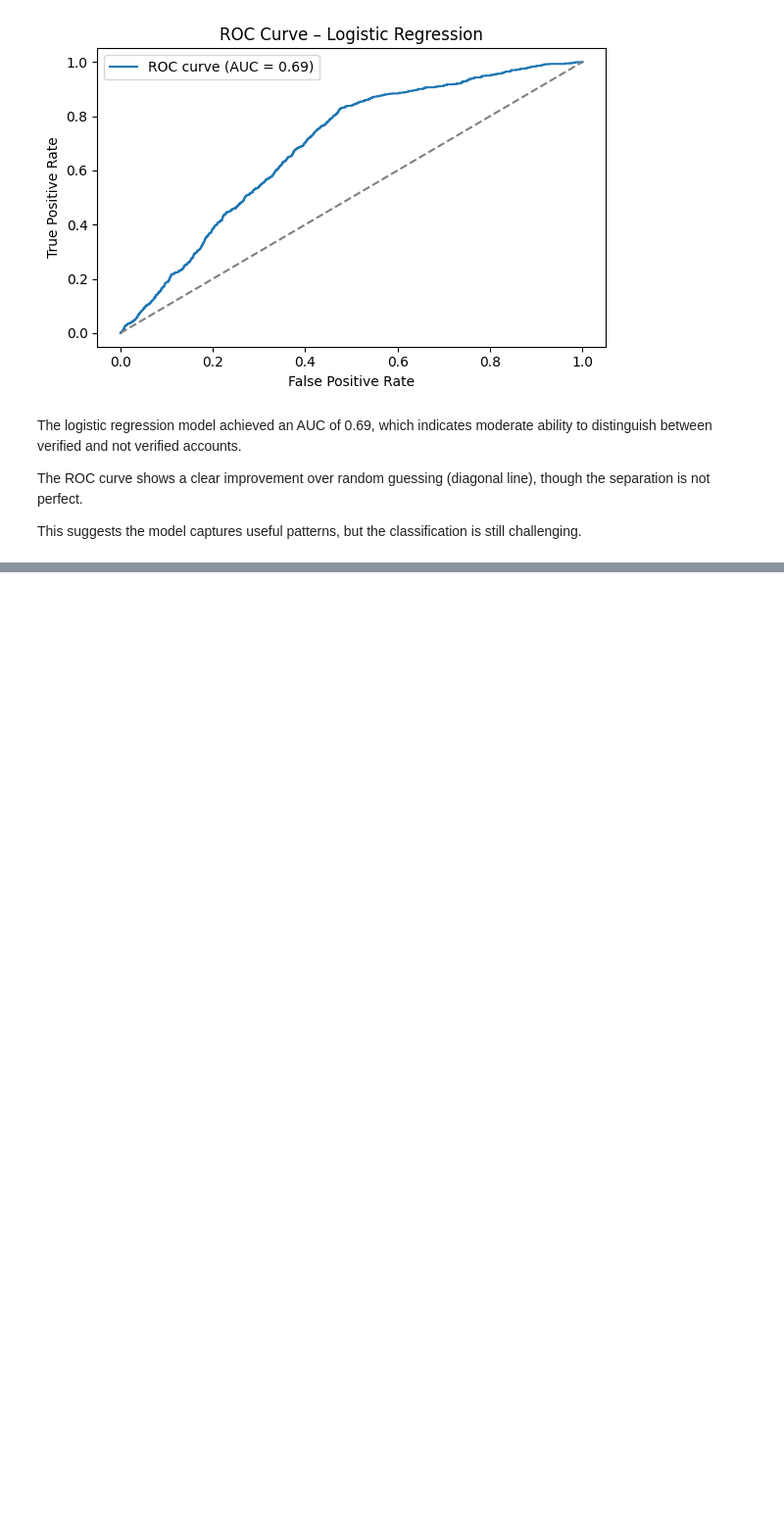
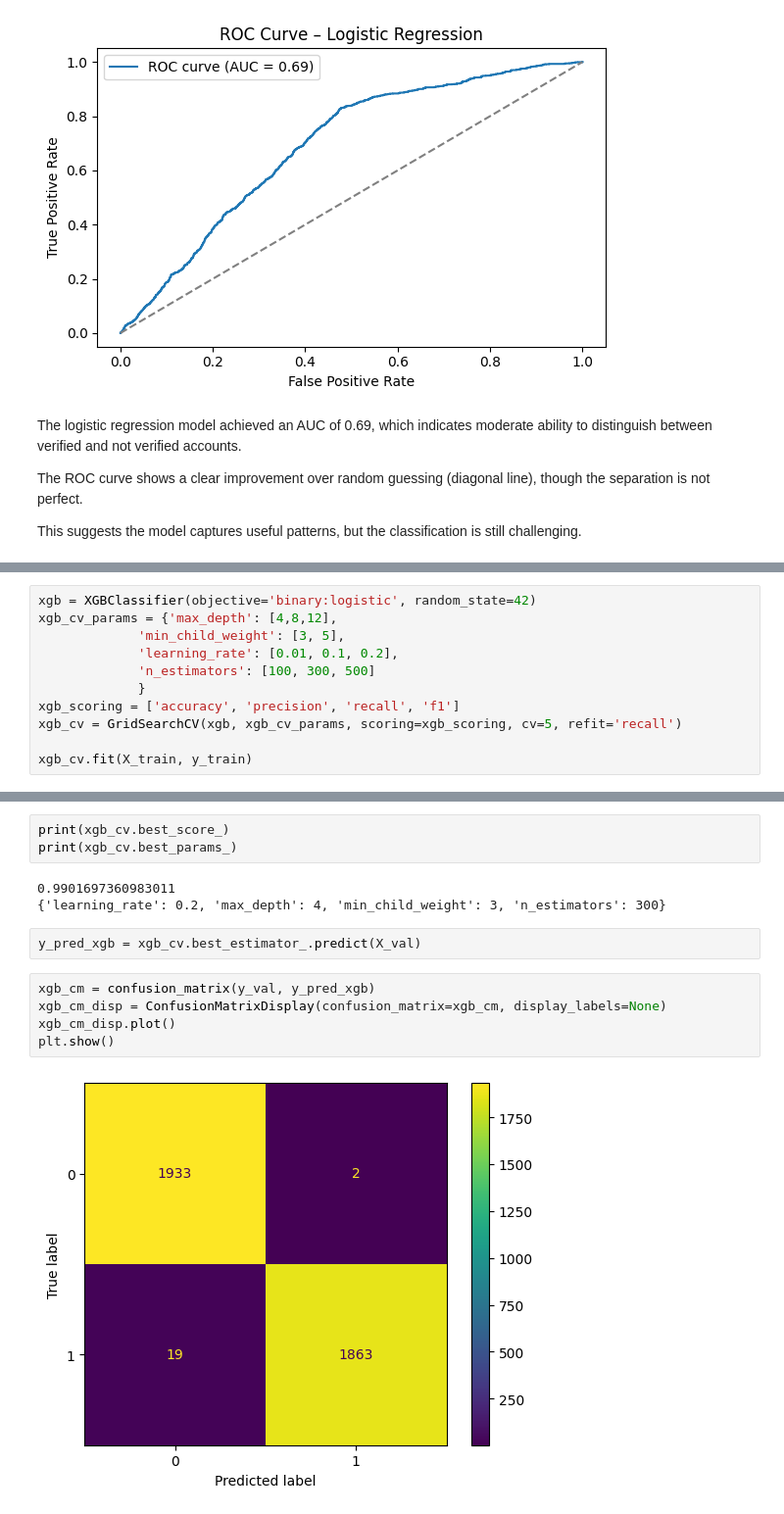
Before and after one commit to moniqa02/TikTokClaims, a Jupyter notebook: TiktokAnalysis.ipynb, the cells around one changed output, grey strips where cells are left out. Shown at 98% size. Cells and saved outputs as stored; diff of their text form; blank space fills up the shorter version.

```diff
--- a/TiktokAnalysis.ipynb
+++ b/TiktokAnalysis.ipynb
@@ -611,0 +762,11 @@ models_results_df
+# %%
+xgb = XGBClassifier(objective='binary:logistic', random_state=42)
+xgb_cv_params = {'max_depth': [4,8,12],
+             'min_child_weight': [3, 5],
+             'learning_rate': [0.01, 0.1, 0.2],
+             'n_estimators': [100, 300, 500]
+             }
+xgb_scoring = ['accuracy', 'precision', 'recall', 'f1']
+xgb_cv = GridSearchCV(xgb, xgb_cv_params, scoring=xgb_scoring, cv=5, refit='recall')
+
+xgb_cv.fit(X_train, y_train)
@@ -611,0 +794,15 @@ models_results_df
+# %%
+print(xgb_cv.best_score_)
+print(xgb_cv.best_params_)
+# %% [output]
+0.9901697360983011
+{'learning_rate': 0.2, 'max_depth': 4, 'min_child_weight': 3, 'n_estimators': 300}
+# %%
+y_pred_xgb = xgb_cv.best_estimator_.predict(X_val)
+# %%
+xgb_cm = confusion_matrix(y_val, y_pred_xgb)
+xgb_cm_disp = ConfusionMatrixDisplay(confusion_matrix=xgb_cm, display_labels=None)
+xgb_cm_disp.plot()
+plt.show()
+# %% [output]
+[figure, added]
```
Also changed, not shown: parts of 33 cells of this notebook, 1 other file.
